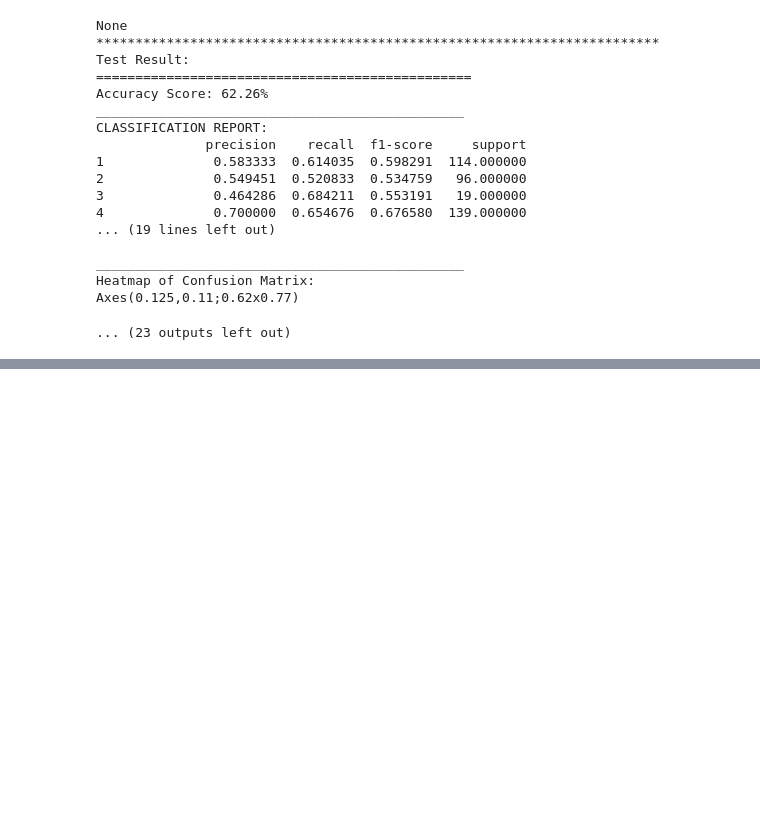
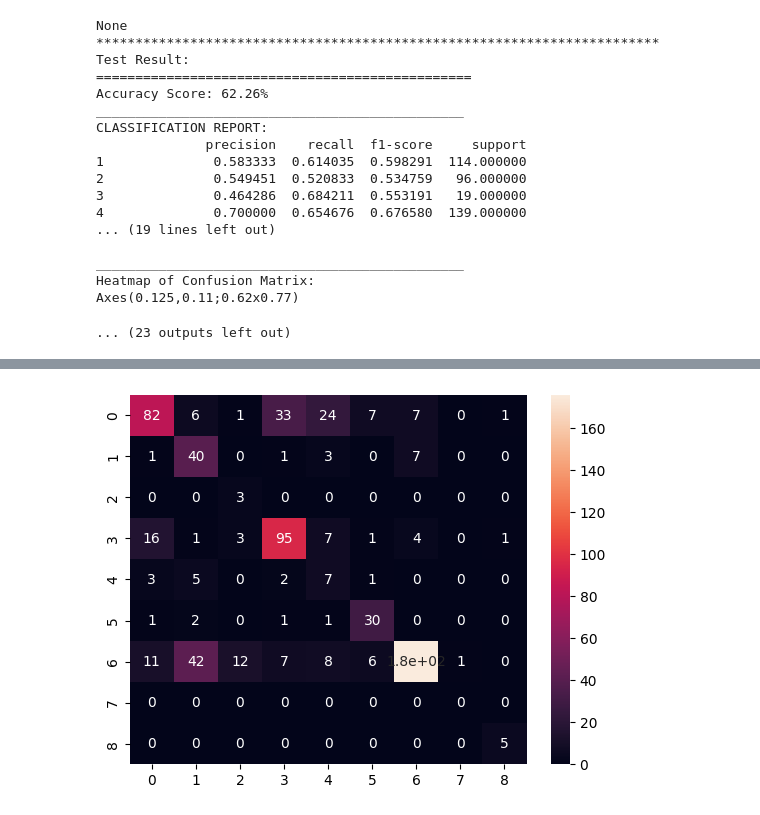
Before and after one commit to muhammadalinoor-1982/Blog, a Jupyter notebook: personalized_cancer_prediction.ipynb, the cells around one changed output, grey strips where cells are left out. Cells and saved outputs as stored; diff of their text form; code cells hidden in the pictures; blank space fills up the shorter version.

```diff
--- a/personalized_cancer_prediction.ipynb
+++ b/personalized_cancer_prediction.ipynb
@@ -463,0 +495,4 @@ Axes(0.125,0.11;0.62x0.77)
+# %%
+y_pred_test = vc_model.predict(X_test)
+accuracy_test = accuracy_score(y_pred_test, y_test)
+f1_test = f1_score(y_pred_test, y_test, average='weighted')
@@ -463,0 +556,6 @@ Axes(0.125,0.11;0.62x0.77)
+# %%
+# Apply heatmap on test Data
+sns.heatmap(c_test, annot=True)
+plt.show()
+# %% [output]
+[figure, added]
```
Also changed, not shown: parts of 8 cells of this notebook.
